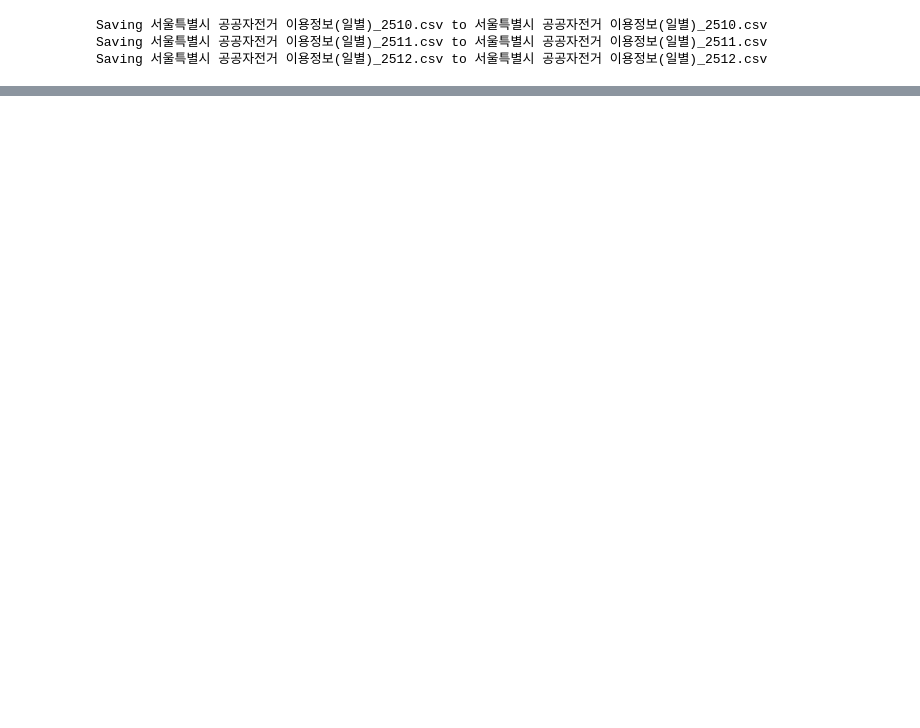
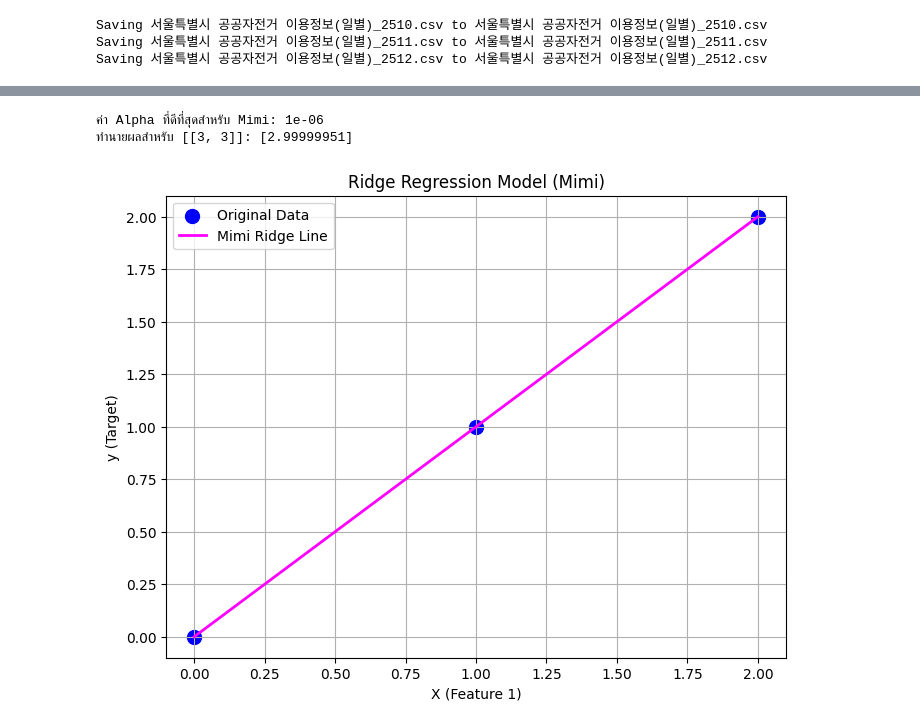
Before and after one commit to apcyssr/2026_Spring_KBU, a Jupyter notebook: 20260327_APICHAYA_App.ipynb, the cells around one changed output, grey strips where cells are left out. Saved outputs shown, nothing was run; the diff lists cells and outputs as text; code cells hidden in the pictures; blank space fills up the shorter version.

```diff
--- a/20260327_APICHAYA_App.ipynb
+++ b/20260327_APICHAYA_App.ipynb
@@ -222,0 +309,39 @@ This share link expires in 1 week. For free permanent hosting and GPU upgrades,
+# %%
+import numpy as np
+import matplotlib.pyplot as plt
+from sklearn import linear_model
+
+# 1. เตรียมข้อมูล (Arrange Data)
+# ใช้ข้อมูลเดิมจากที่คุณเคยทำไว้
+X = np.array([[0, 0], [1, 1], [2, 2]])
+y = np.array([0, 1, 2])
+
+# 2. เลือกอัลกอริทึม (Choose Algorithm)
+# ใช้ RidgeCV เพื่อหาค่า Alpha (ตัวควบคุมความแม่นยำ) ที่เหมาะสมที่สุดอัตโนมัติ
+Mimi = linear_model.RidgeCV(alphas=np.logspace(-6, 6, 13))
+
+# 4. เรียนรู้จากข้อมูล (Learning from data)
+Mimi.fit(X, y)
+
+# แสดงค่า alpha ที่โมเดล Mimi เลือกใช้
+print(f"ค่า Alpha ที่ดีที่สุดสำหรับ Mimi: {Mimi.alpha_}")
+
+# 5. การพยากรณ์ (Predicting)
+y_pred = Mimi.predict(X)
+new_test = [[3, 3]]
+print(f"ทำนายผลสำหรับ {new_test}: {Mimi.predict(new_test)}")
+
+# --- การแสดงผลกราฟ ---
+plt.figure(figsize=(8, 6))
+plt.scatter(X[:, 0], y, color='blue', s=100, label='Original Data')
+plt.plot(X[:, 0], y_pred, color='magenta', linewidth=2, label='Mimi Ridge Line')
+plt.title('Ridge Regression Model (Mimi)')
+plt.xlabel('X (Feature 1)')
+plt.ylabel('y (Target)')
+plt.legend()
+plt.grid(True)
+plt.show()
+# %% [output]
+ค่า Alpha ที่ดีที่สุดสำหรับ Mimi: 1e-06
+ทำนายผลสำหรับ [[3, 3]]: [2.99999951]
+[figure, added]
```
Also changed, not shown: parts of 11 cells of this notebook.
